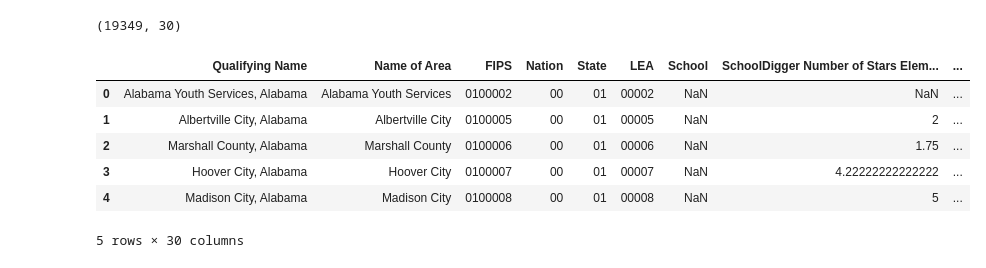
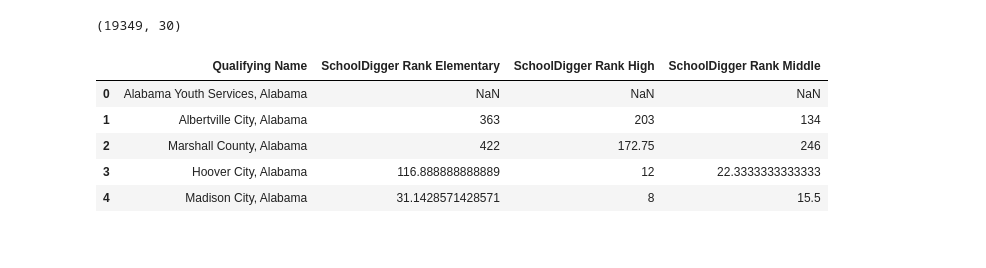
Before and after one commit to akiwarheit/mads-capstone-project, a Jupyter notebook: notebooks/9_se_data_preprocessing.ipynb, the cells around one changed output. Saved outputs shown, nothing was run; the diff lists cells and outputs as text; code cells hidden in the pictures.

```diff
--- a/notebooks/9_se_data_preprocessing.ipynb
+++ b/notebooks/9_se_data_preprocessing.ipynb
@@ -1,16 +1,17 @@
 # %%
 import pandas as pd
 school_df = pd.read_csv('../data/social_explorer_raw/School_Digger_2018.csv')
 school_df = school_df.drop(index=0)
 school_df = school_df.reset_index(drop=True)
 print(school_df.shape)
+school_df = school_df[['Qualifying Name', 'SchoolDigger Rank Elementary', 'SchoolDigger Rank High', 'SchoolDigger Rank Middle']]
 school_df.head()
+# school_df.columns
 # %% [output]
 (19349, 30)
-|  | Qualifying Name | Name of Area | FIPS | Nation | State | LEA | School | SchoolDigger Number of Stars Elem... | ... |
-| 0 | Alabama Youth Services, Alabama | Alabama Youth Services | 0100002 | 00 | 01 | 00002 | NaN | NaN | ... |
-| 1 | Albertville City, Alabama | Albertville City | 0100005 | 00 | 01 | 00005 | NaN | 2 | ... |
-| 2 | Marshall County, Alabama | Marshall County | 0100006 | 00 | 01 | 00006 | NaN | 1.75 | ... |
-| 3 | Hoover City, Alabama | Hoover City | 0100007 | 00 | 01 | 00007 | NaN | 4.22222222222222 | ... |
-| 4 | Madison City, Alabama | Madison City | 0100008 | 00 | 01 | 00008 | NaN | 5 | ... |
+|  | Qualifying Name | SchoolDigger Rank Elementary | SchoolDigger Rank High | SchoolDigger Rank Middle |
+| 0 | Alabama Youth Services, Alabama | NaN | NaN | NaN |
+| 1 | Albertville City, Alabama | 363 | 203 | 134 |
+| 2 | Marshall County, Alabama | 422 | 172.75 | 246 |
+| 3 | Hoover City, Alabama | 116.888888888889 | 12 | 22.3333333333333 |
+| 4 | Madison City, Alabama | 31.1428571428571 | 8 | 15.5 |
-5 rows × 30 columns
```
Also changed, not shown: parts of 9 cells of this notebook, 2 other files.
